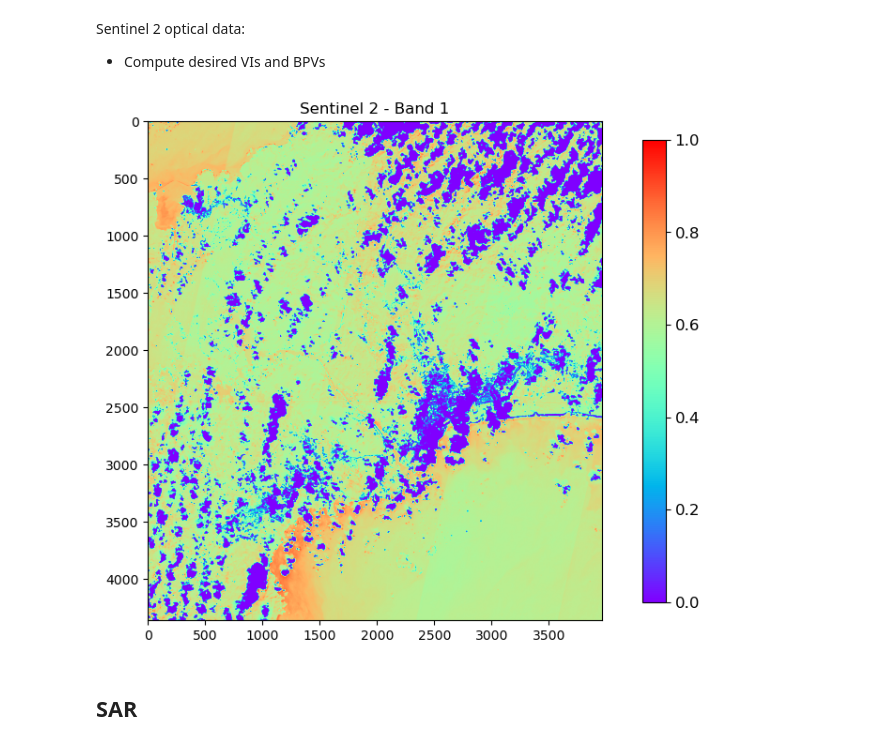
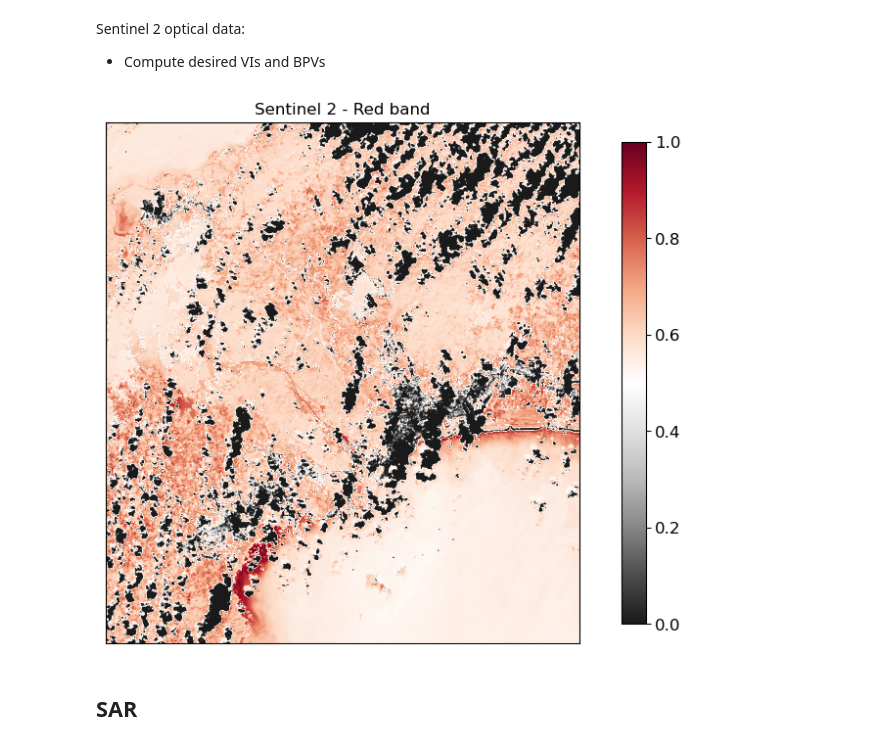
Before and after one commit to annalisefishell/MasterThesis, a Jupyter notebook: main.ipynb, the cells around one changed output. Cells and saved outputs as stored; diff of their text form; code cells hidden in the pictures.

```diff
--- a/main.ipynb
+++ b/main.ipynb
@@ -160,3 +46,3 @@ def get_aoi_geometry(file_path, need_resizing=False, save_to=''):
 # %%
-aoi = get_aoi_geometry(shape_path, FIRST_LOCATION_RUN)
+aoi = dp.get_aoi_geometry(shape_path, FIRST_LOCATION_RUN)
 aoi = aoi.set_crs("EPSG:4326", allow_override=True)
@@ -193,27 +55,28 @@ Sentinel 2 optical data:
 - Compute desired VIs and BPVs
 # %%
 if FIRST_LOCATION_RUN:
-    merge_rasters(list_unmerged_rasters, s2_merged_path_no_process)
-    reproject_and_clip_raster(s2_merged_path_no_process, aoi.geometry, s2_merged_path_process)
+    dp.merge_rasters(list_unmerged_rasters, s2_merged_path_no_process)
+    dp.reproject_and_clip_raster(s2_merged_path_no_process, aoi.geometry, s2_merged_path_process)
 
 else:
-    s2_data, s2_profile = open_tif_file(s2_merged_path_process)
+    s2_data, s2_profile = dp.open_tif_file(s2_merged_path_process)
 
     s2_data_processed = np.zeros(s2_data.shape)
     for band in range(s2_data.shape[0]):
         vmin, vmax = np.percentile(s2_data[band], [0, 99]) #- cut top 1 percent for all bands
         temp = np.where(s2_data[band] <= vmax, s2_data[band], 0)
-        s2_data_processed[band] = min_max_normalize(temp)
+        s2_data_processed[band] = dp.min_max_normalize(temp)
 
 
     fig = plt.figure(figsize=(8, 8))
-    im = plt.imshow(s2_data_processed[0], cmap='rainbow')
+    im = plt.imshow(s2_data_processed[3], cmap='RdGy_r') #gist_heat
+    plt.xticks([]); plt. yticks([])
     cbar = plt.colorbar(im, shrink=0.8, pad=0.07)
     cbar.ax.tick_params(labelsize=12)
-    plt.title('Sentinel 2 - Band 1')
+    plt.title('Sentinel 2 - Red band')
     plt.show()
 # %% [output]
-[figure, old version]
+[figure, new version]
 # %% [markdown]
 ## SAR
 # %% [markdown]
```
Also changed, not shown: parts of 23 cells of this notebook, 5 other files.
